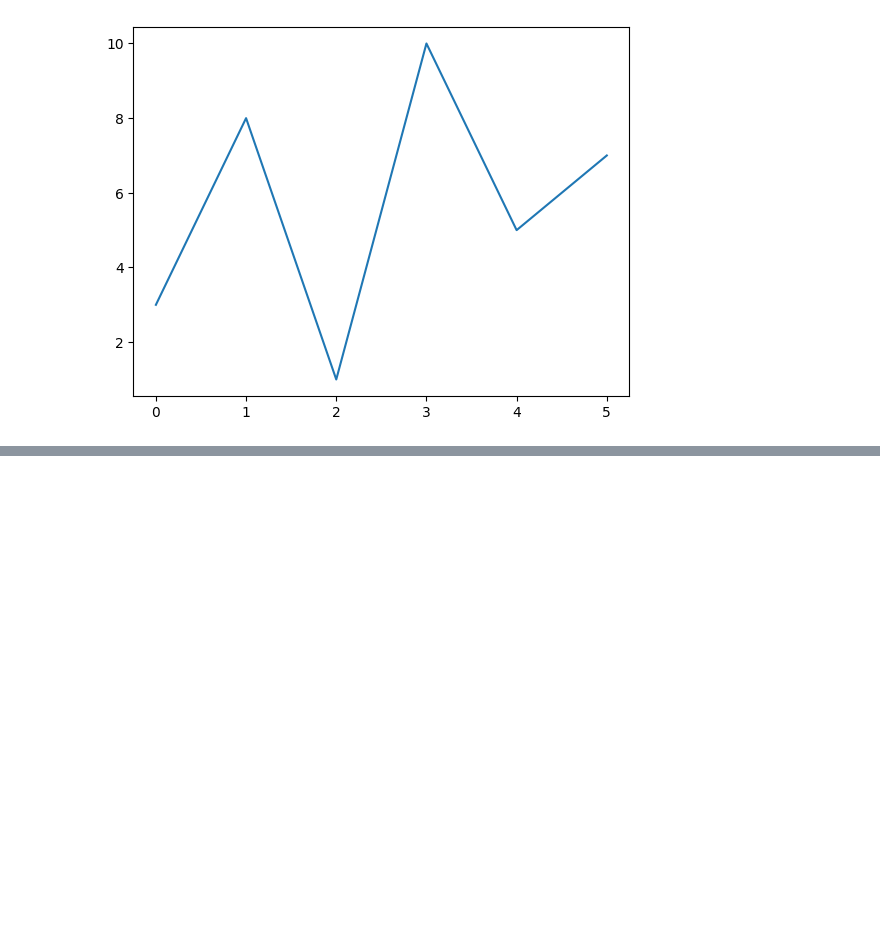
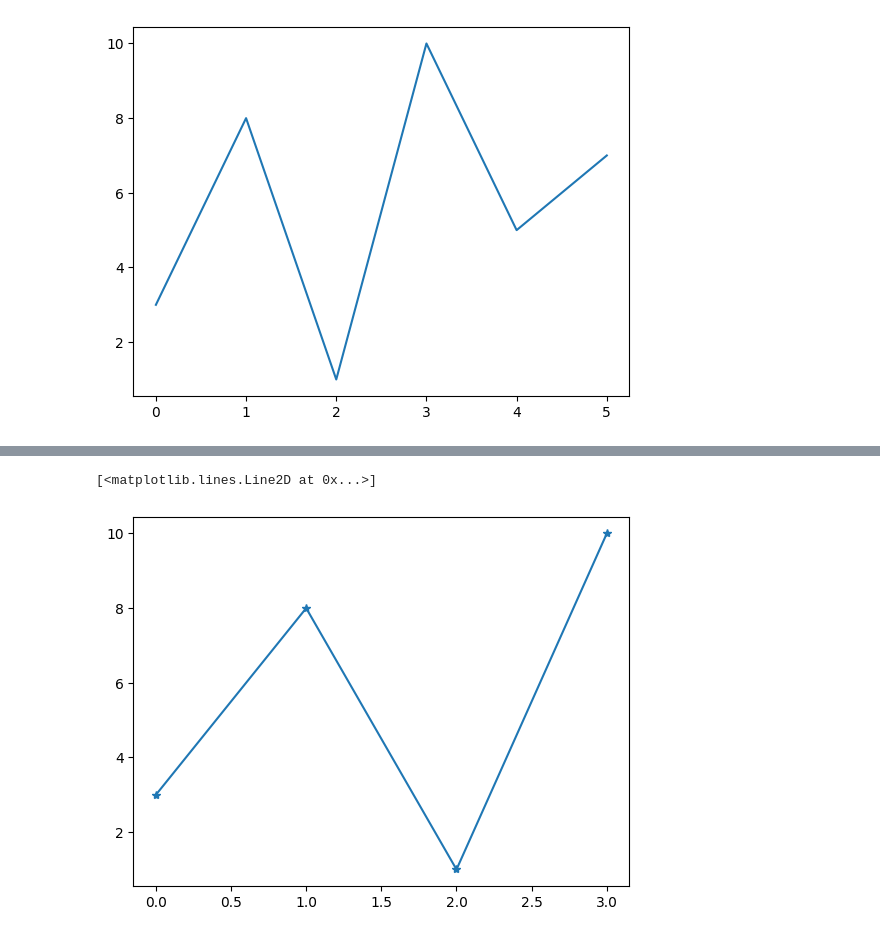
Before and after one commit to Annafi06/Matplotlib-Basics, a Jupyter notebook: Matpotlib.ipynb, the cells around one changed output, grey strips where cells are left out. Cells and saved outputs as stored; diff of their text form; code cells hidden in the pictures; blank space fills up the shorter version.

```diff
--- a/Matpotlib.ipynb
+++ b/Matpotlib.ipynb
@@ -74,0 +87,5 @@ plt.show()
+# %%
+plt.plot(ypoints, marker = '*')
+# %% [output]
+[<matplotlib.lines.Line2D at 0x...>]
+[figure, added]
```
Also changed, not shown: parts of 9 cells of this notebook.
